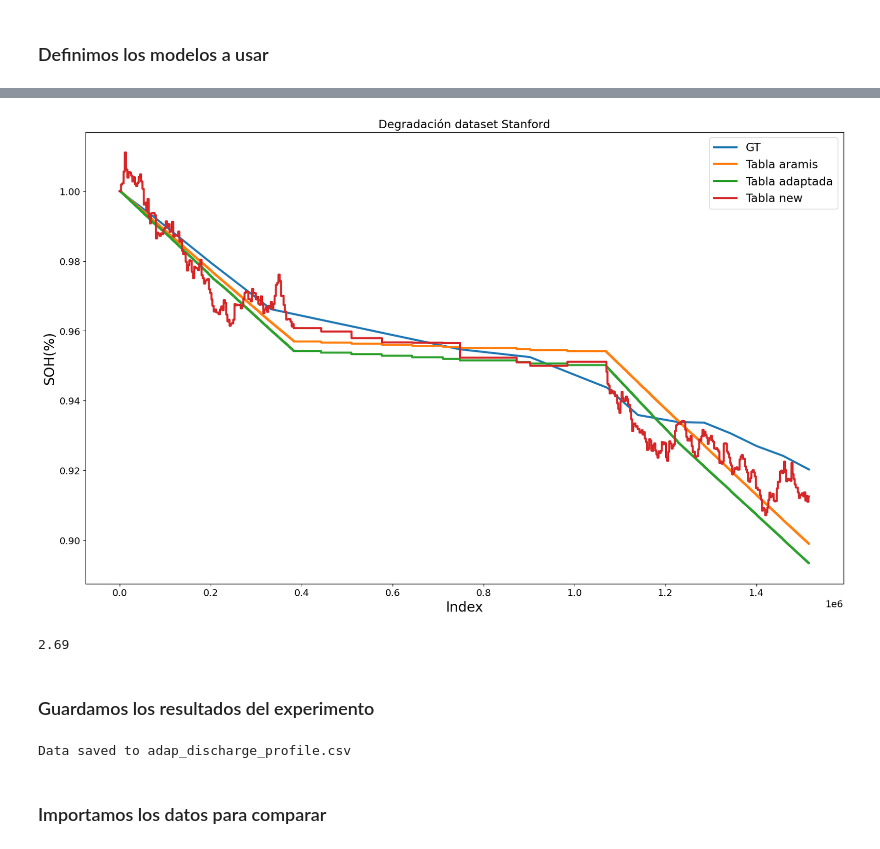
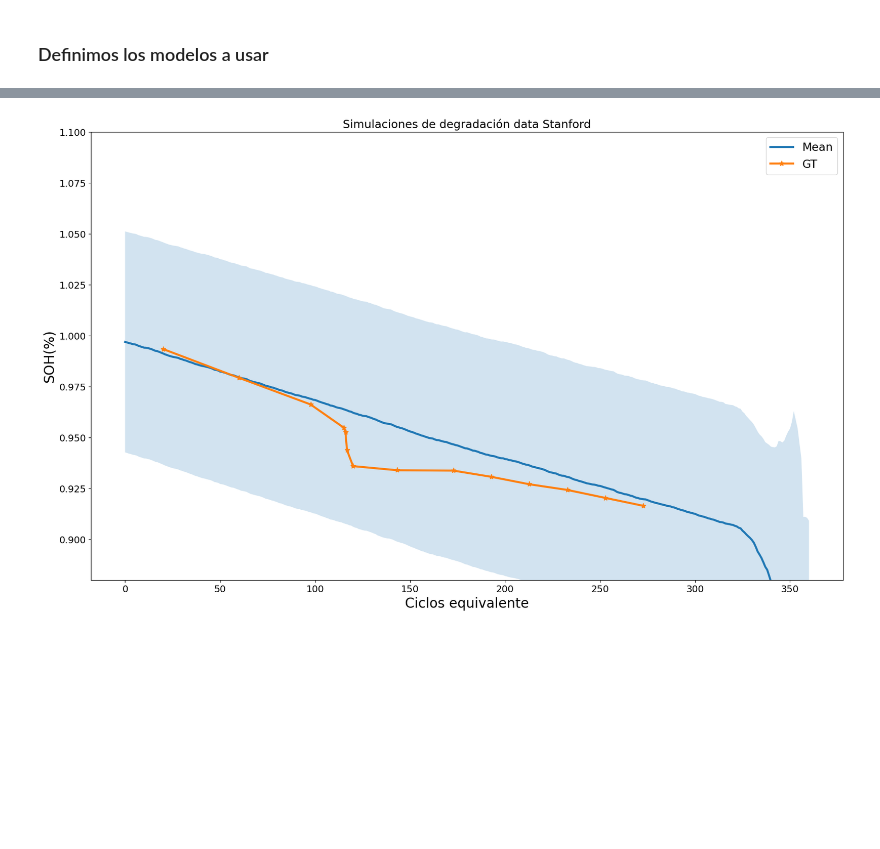
Before and after one commit to AXS-Rose/degradation_model, a Jupyter notebook: soh_methods_stanford.ipynb, the cells around one changed output, grey strips where cells are left out. Saved outputs shown, nothing was run; the diff lists cells and outputs as text; code cells hidden in the pictures; blank space fills up the shorter version.

Commit message:
[Update] Arreglo de caracterización de incertidumbre del eta e implementación del modelo de degradación escalar

```diff
--- a/soh_methods_stanford.ipynb
+++ b/soh_methods_stanford.ipynb
@@ -285,0 +156,3 @@ new = eqcycle_SoH_values_new[::100]
+# %%
+dC_w10_standford_values = pd.read_csv("dC_w10_standford_values.csv", header=None, delimiter=",")
+dC_w10_standford_values2 = dC_w10_standford_values.values.flatten()
@@ -285,0 +242,9 @@ new = eqcycle_SoH_values_new[::100]
+# %%
+total_SOH = pd.DataFrame()
+M = 3
+j = 1
+while j <= M:
+    filename = str(j) + ".csv"
+    j_df = pd.read_csv(filename)
+    total_SOH = pd.concat([total_SOH, j_df], ignore_index=True, axis=1)
+    j += 1
@@ -285,0 +267,21 @@ new = eqcycle_SoH_values_new[::100]
+# %%
+total_SOH['mean'] = total_SOH.mean(axis=1)
+total_SOH['std'] = total_SOH.std(axis=1)
+# %%
+axis = np.arange(len(total_SOH['std']))
+
+plt.figure(figsize=(20, 12))
+# for column in total_SOH:
+#     plt.plot(total_SOH[column],label=column)
+plt.plot(w10_axis_val,SOH_gt_df['W10'],label="GT")
+plt.plot(total_SOH['mean'],label='mean')
+
+plt.fill_between(axis,total_SOH['mean']-total_SOH['std'],total_SOH['mean']+total_SOH['std'],alpha=0.2)
+plt.ylim((0.88,1.1))
+plt.xlim((20,275))
+
+plt.title("Simulaciones de degradación data Stanford")
+plt.xlabel("Ciclos equivalente")
+plt.ylabel("SOH(%)")
+plt.legend()
+plt.show()
@@ -286,36 +308,15 @@ new = eqcycle_SoH_values_new[::100]
 # %%
 plt.figure(figsize=(20, 12))
+plt.plot(total_SOH['mean'],label="Mean")
+plt.plot(w10_axis_val,SOH_gt_df['W10'],label="GT",marker='*')
 
-plt.plot(gt_soh_idx,gt_soh_values, label="GT")
-plt.plot(aramis, label='Tabla aramis')
-plt.plot(adap, label='Tabla adaptada')
-plt.plot(new, label='Tabla new')
+plt.fill_between(axis,total_SOH['mean']-total_SOH['std'],total_SOH['mean']+total_SOH['std'],alpha=0.2)
+plt.ylim((0.88,1.1))
 
-plt.title("Degradación dataset Stanford")
-plt.xlabel("Index")
+plt.title("Simulaciones de degradación data Stanford")
+plt.xlabel("Ciclos equivalente")
 plt.ylabel("SOH(%)")
 plt.legend()
 plt.show()
 # %% [output]
-[figure, old version]
+[figure, new version]
-# %%
-error = gt_soh_values[-1] - adap[-1]
-np.round(error*100,2)
-# %% [output]
-2.69
-# %% [markdown]
-### Guardamos los resultados del experimento
-# %%
-filename = 'adap_discharge_profile.csv'
-data = adap
-# Writing to a CSV file
-with open(filename, 'w', newline='') as csvfile:
-    csvwriter = csv.writer(csvfile)
-    for item in data:
-        csvwriter.writerow([item])
-
-print(f"Data saved to {filename}")
-# %% [output]
-Data saved to adap_discharge_profile.csv
-# %% [markdown]
-### Importamos los datos para comparar
```
Also changed, not shown: parts of 25 cells of this notebook, 3 other files.
